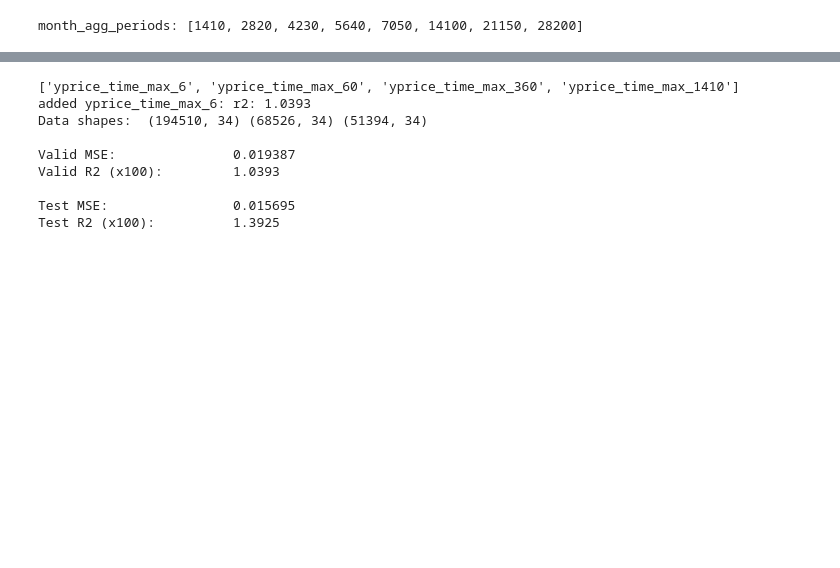
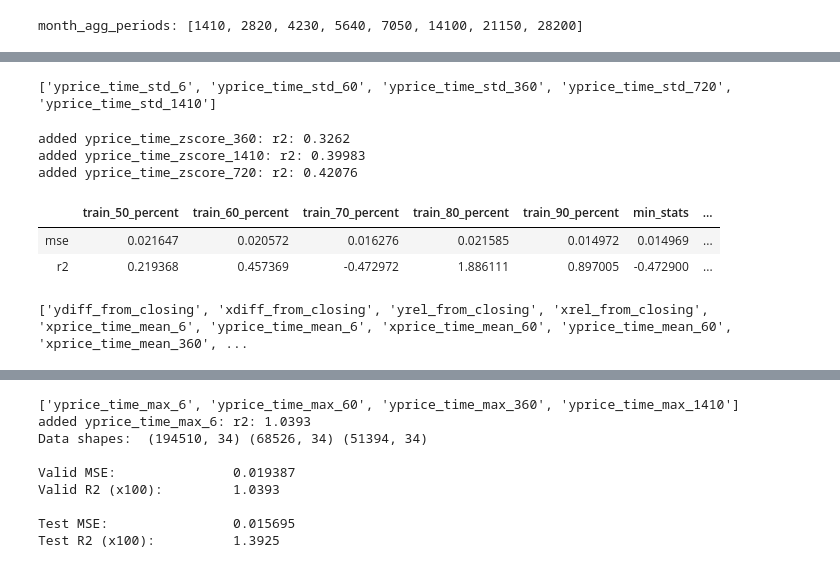
Before and after one commit to sneddy/Two-financial-instruments, a Jupyter notebook: structural.ipynb, the cells around one changed output, grey strips where cells are left out. Saved outputs shown, nothing was run; the diff lists cells and outputs as text; code cells hidden in the pictures; blank space fills up the shorter version.

```diff
--- a/structural.ipynb
+++ b/structural.ipynb
@@ -83,0 +97,32 @@ Test R2 (x100):          0.95689
+# %%
+agg_col = 'yprice'
+new_cols = add_time_depended_rolling(data, agg_col, oneday_agg_periods, np.std, 'std')
+std_reg_const = 0.1
+
+for col in new_cols:
+    data[col] = data[col].fillna(0) + std_reg_const
+# %% [output]
+['yprice_time_std_6', 'yprice_time_std_60', 'yprice_time_std_360', 'yprice_time_std_720', 'yprice_time_std_1410']
+# %%
+zscore_cols = []
+for lag in oneday_agg_periods:
+    current_mean = data['{}_time_mean_{}'.format(agg_col, lag)]
+    current_std = data['{}_time_std_{}'.format(agg_col, lag)]
+    colname = '{}_time_zscore_{}'.format(agg_col, lag)
+    data[colname] = current_mean / current_std
+    zscore_cols.append(colname)
+
+selected_cols = greedy_add_strategy(model, data, usecols, zscore_cols,
+                                 valid_ratio, test_ratio, droprows)
+validate_model_by_pentate(model, data, selected_cols, droprows)
+# %% [output]
+added yprice_time_zscore_360: r2: 0.3262
+added yprice_time_zscore_1410: r2: 0.39983
+added yprice_time_zscore_720: r2: 0.42076
+|  | train_50_percent | train_60_percent | train_70_percent | train_80_percent | train_90_percent | min_stats | ... |
+| mse | 0.021647 | 0.020572 | 0.016276 | 0.021585 | 0.014972 | 0.014969 | ... |
+| r2 | 0.219368 | 0.457369 | -0.472972 | 1.886111 | 0.897005 | -0.472900 | ... |
+# %%
+print(selected_cols)
+# %% [output]
+['ydiff_from_closing', 'xdiff_from_closing', 'yrel_from_closing', 'xrel_from_closing', 'xprice_time_mean_6', 'yprice_time_mean_6', 'xprice_time_mean_60', 'yprice_time_mean_60', 'xprice_time_mean_360', ...
```
Also changed, not shown: parts of 32 cells of this notebook.
